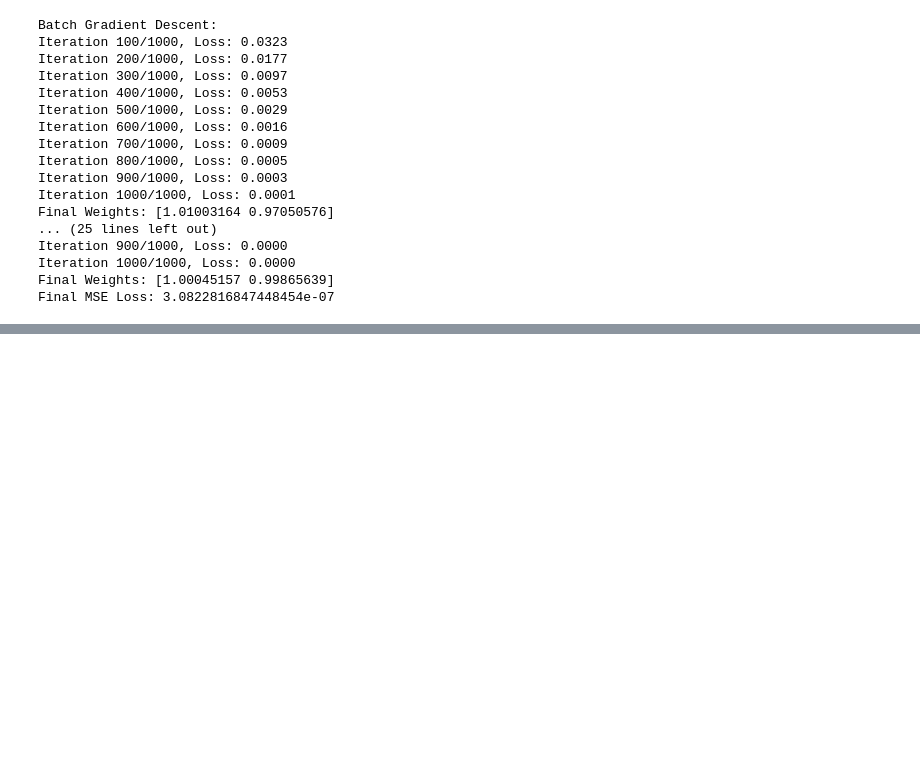
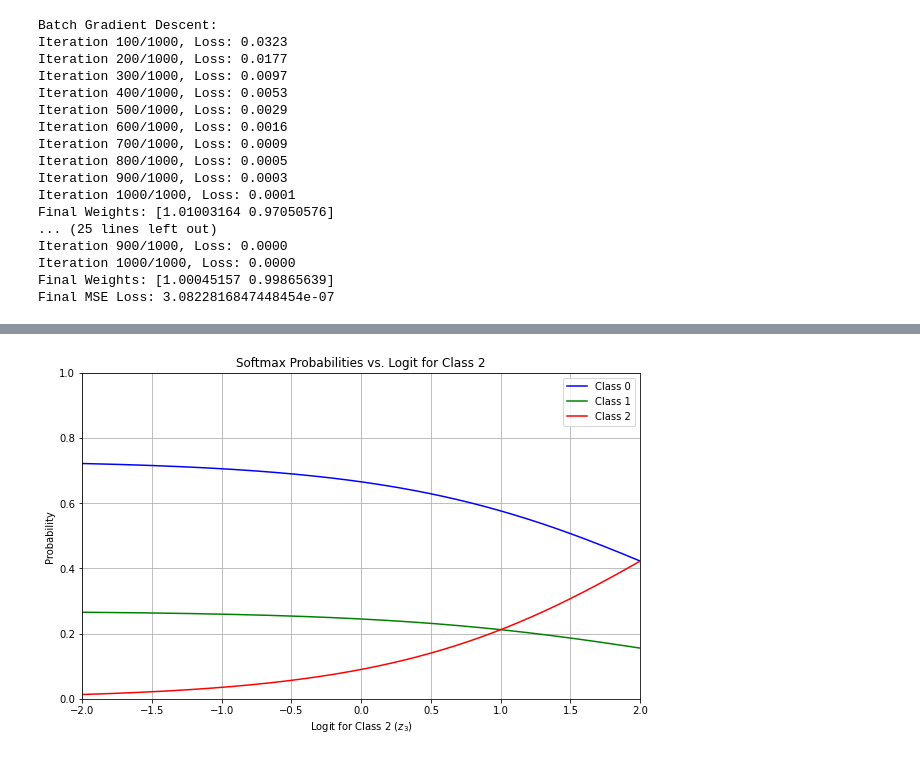
Before and after one commit to KennethWang1221/Leetcode, a Jupyter notebook: data_structures/ML_0047_Gradient_Descent_Variants.ipynb, the cells around one changed output, grey strips where cells are left out. Saved outputs shown, nothing was run; the diff lists cells and outputs as text; code cells hidden in the pictures; blank space fills up the shorter version.

```diff
--- a/data_structures/ML_0047_Gradient_Descent_Variants.ipynb
+++ b/data_structures/ML_0047_Gradient_Descent_Variants.ipynb
@@ -228,0 +386,57 @@ Final MSE Loss: 3.0822816847448454e-07
+# %%
+import numpy as np
+import matplotlib.pyplot as plt
+
+def softmax(z):
+    """
+    Compute softmax probabilities for a list of logits.
+
+    Args:
+        z (np.array): Array of logits.
+
+    Returns:
+        np.array: Softmax probabilities.
+    """
+    # Subtract the max logit for numerical stability
+    shift_z = z - np.max(z)
+    exp_z = np.exp(shift_z)
+    softmax_probs = exp_z / exp_z.sum()
+    return softmax_probs
+
+# Fixed logits for Class 0 and Class 1
+z1 = 2.0  # Logit for Class 0
+z2 = 1.0  # Logit for Class 1
+
+# Variable logits for Class 2
+z3_values = np.linspace(-2.0, 2.0, 400)  # 400 points from -2 to 2
+
+# Containers to store softmax probabilities
+prob_class0 = []
+prob_class1 = []
+prob_class2 = []
+
+# Compute softmax probabilities for each z3
+for z3 in z3_values:
+    logits = np.array([z1, z2, z3])
+    probs = softmax(logits)
+    prob_class0.append(probs[0])
+    prob_class1.append(probs[1])
+    prob_class2.append(probs[2])
+
+# Plotting
+plt.figure(figsize=(10, 6))
+plt.plot(z3_values, prob_class0, label='Class 0', color='blue')
+plt.plot(z3_values, prob_class1, label='Class 1', color='green')
+plt.plot(z3_values, prob_class2, label='Class 2', color='red')
+
+plt.title('Softmax Probabilities vs. Logit for Class 2')
+plt.xlabel('Logit for Class 2 ($z_3$)')
+plt.ylabel('Probability')
+plt.legend()
+plt.grid(True)
+plt.ylim(0, 1)  # Probabilities range from 0 to 1
+plt.xlim(-2, 2)  # Logit range
+
+plt.show()
+# %% [output]
+[figure, added]
```
Also changed, not shown: parts of 6 cells of this notebook, 1 other file.
